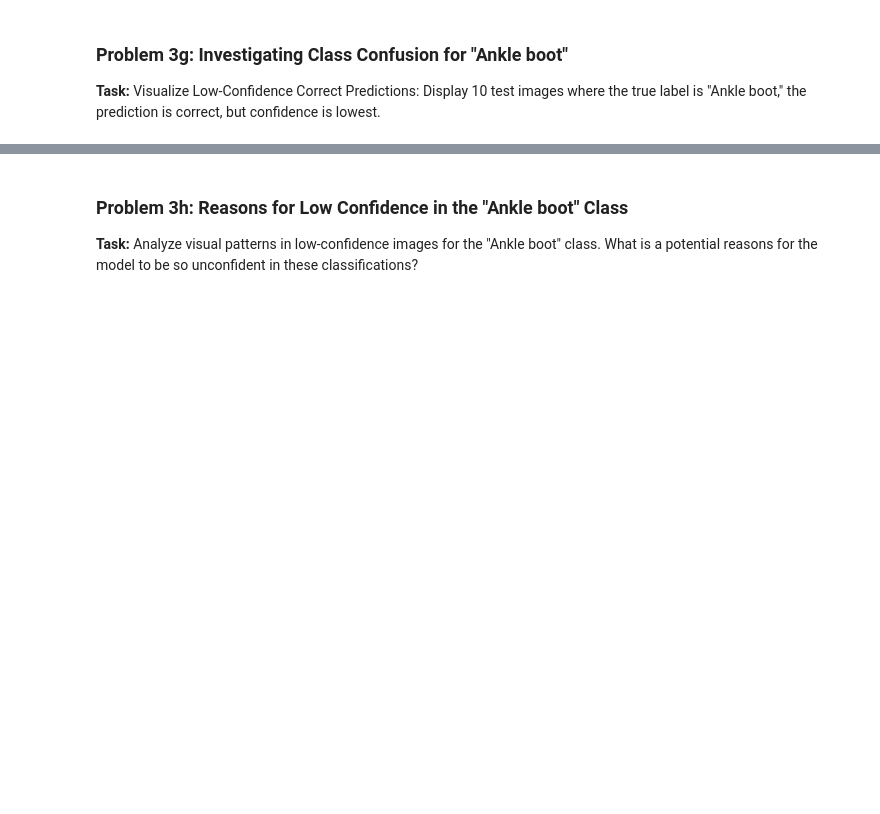
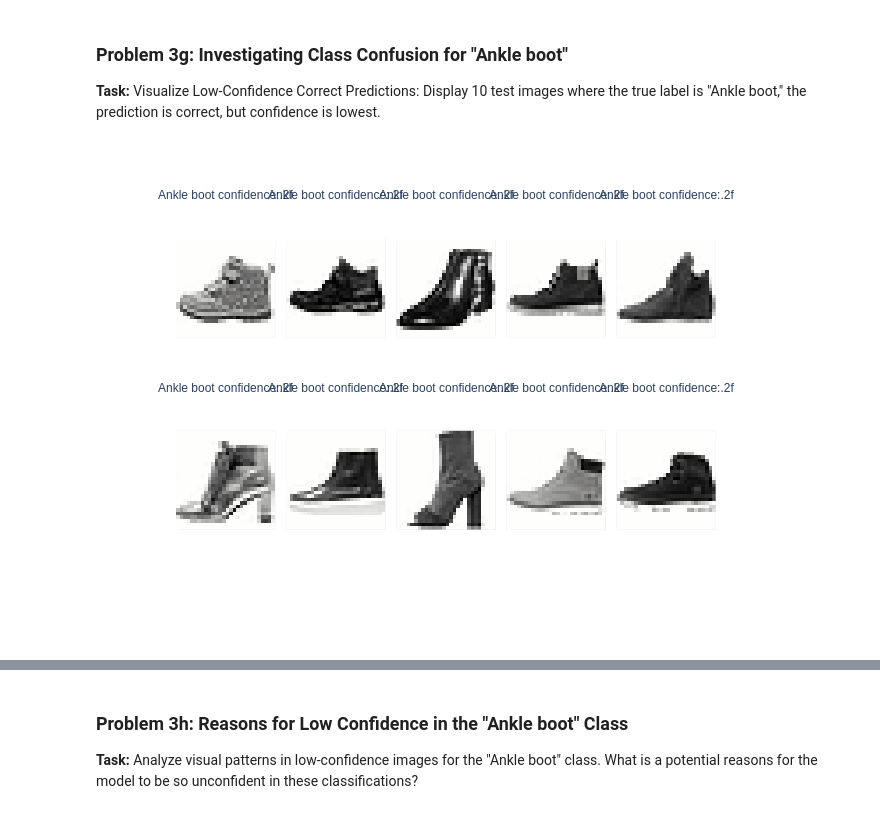
Before and after one commit to chenxixianming/fa25-student, a Jupyter notebook: hw/hw1/fashion_pt_1.ipynb, the cells around one changed output, grey strips where cells are left out. Saved outputs shown, nothing was run; the diff lists cells and outputs as text; code cells hidden in the pictures; blank space fills up the shorter version.

```diff
--- a/hw/hw1/fashion_pt_1.ipynb
+++ b/hw/hw1/fashion_pt_1.ipynb
@@ -907,12 +907,19 @@ q3f results: All test cases passed!
 Visualize Low-Confidence Correct Predictions: Display 10 test images where the true label is "Ankle boot," the prediction is correct, but confidence is lowest.
 # %%
 # TODO: Visualize 10 images from the `test_set` whose true label is `Ankle boot` that the model correctly classified but with low confidence
-test_df_boot = ...
+test_df_boot = test_df[(test_df["label"] == "Ankle boot") & (test_df["correct"] == True)]
 
 # Find low confidence correct predictions (uncertain but right)
-low_conf_correct = ...
+low_conf_correct = test_df_boot[test_df_boot["correct"]].sort_values(by = "confidence").head(10)
+
 
 # Visualize low confidence correct predictions
-...
+show_labels = [f"{label} confidence:.2f" for label, confidence in zip(low_conf_correct["label"].tolist(), low_conf_correct["confidence"].tolist())]
+imgaes_to_show = np.stack(low_conf_correct["image"].tolist())
+
+fig = show_images(imgaes_to_show, 10, ncols= 5, labels= show_labels, reshape= True)
+fig.show()
+# %% [output]
+[figure, added]
 # %%
 grader.check("q3g")
```
Also changed, not shown: parts of 16 cells of this notebook.
